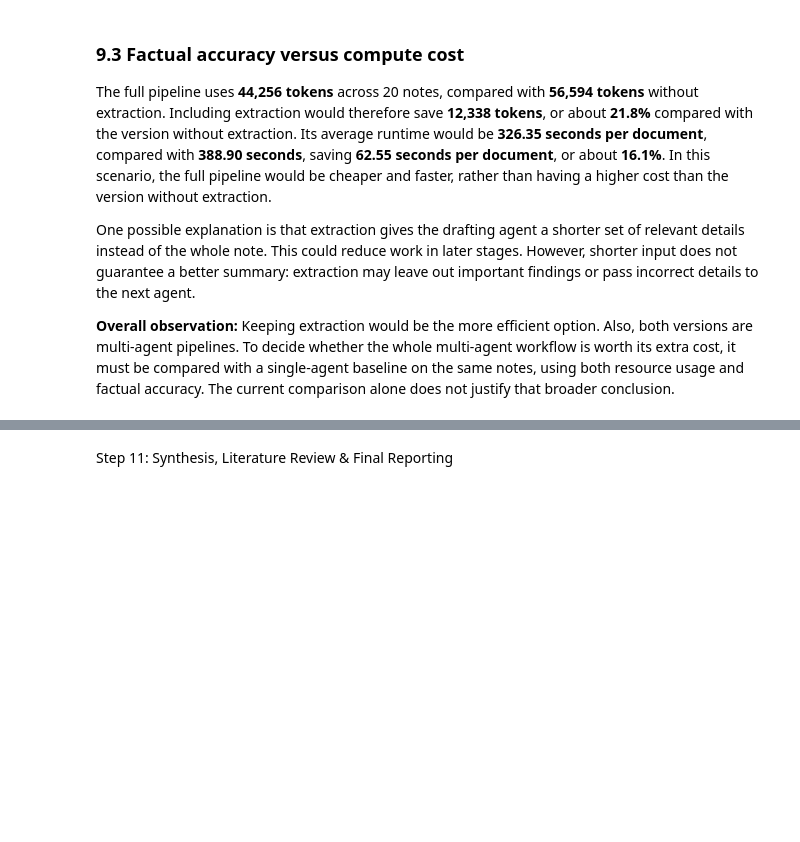
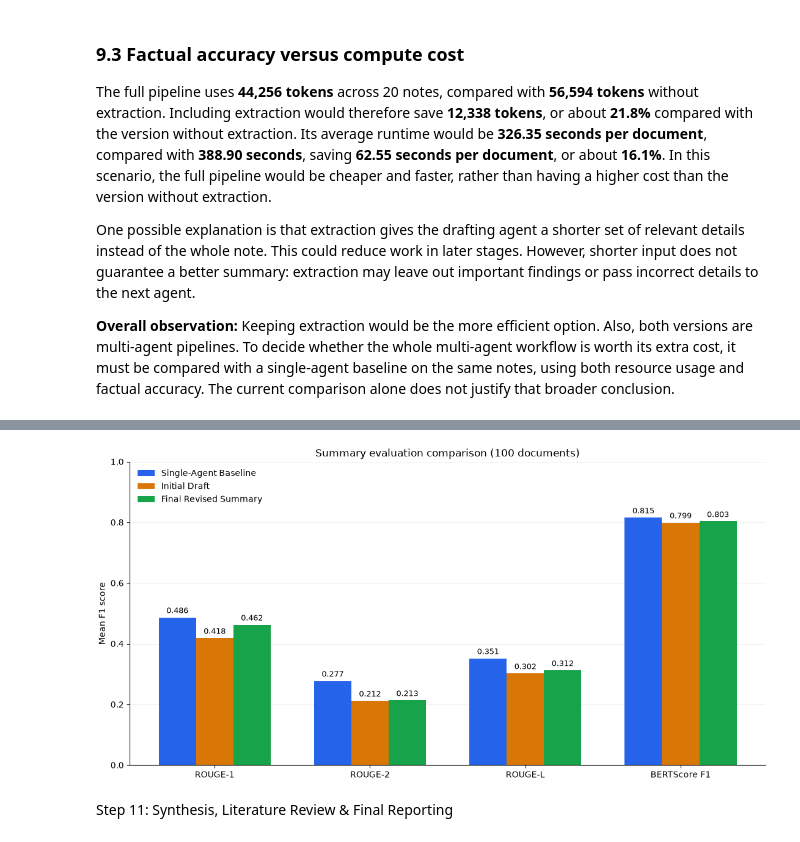
Before and after one commit to ymcx/nlp-project, a Jupyter notebook: main.ipynb, the cells around one changed output, grey strips where cells are left out. Saved outputs shown, nothing was run; the diff lists cells and outputs as text; code cells hidden in the pictures; blank space fills up the shorter version.

```diff
--- a/main.ipynb
+++ b/main.ipynb
@@ -1085,2 +1093,46 @@ Step 10: Results Visualization (Charts & Figures)
+# %%
+import matplotlib.pyplot as plt
+
+
+def step10_plot_metric_comparison(aggregate):
+    variants = ["baseline", "draft", "revised"]
+    metrics = ["rouge1", "rouge2", "rougeL", "bertscore_f1"]
+    labels = ["Single-Agent Baseline", "Initial Draft", "Final Revised Summary"]
+    scores = pd.DataFrame(aggregate)
+    if not {"variant", "case_count", *metrics}.issubset(scores.columns):
+        raise ValueError("Step 7 aggregate scores are missing required fields. Rerun Step 7.")
+    if len(scores) != 3 or set(scores["variant"]) != set(variants):
+        raise ValueError("Expected one aggregate record for each of baseline, draft, and revised.")
+    scores = scores.set_index("variant").loc[variants]
+    values = scores[metrics].apply(pd.to_numeric, errors="raise")
+    if values.isna().any().any() or not values.ge(0).all().all() or not values.le(1).all().all():
+        raise ValueError("Expected finite evaluation scores between zero and one.")
+    counts = pd.to_numeric(scores["case_count"], errors="raise")
+    if counts.isna().any() or counts.nunique() != 1 or (counts <= 0).any() or (counts % 1 != 0).any():
+        raise ValueError("All three variants must cover the same positive number of cases.")
+    fig, ax = plt.subplots(figsize=(11, 5.5), layout="constrained")
+    colors = ["#2563eb", "#d97706", "#16a34a"]
+    width = 0.24
+    for index, (variant, label, color) in enumerate(zip(variants, labels, colors)):
+        positions = [metric + (index - 1) * width for metric in range(len(metrics))]
+        bars = ax.bar(positions, values.loc[variant], width=width, label=label, color=color)
+        ax.bar_label(bars, fmt="%.3f", padding=3, fontsize=9)
+    ax.set_xticks(range(len(metrics)), ["ROUGE-1", "ROUGE-2", "ROUGE-L", "BERTScore F1"])
+    ax.set_ylim(0, 1)
+    ax.set_ylabel("Mean F1 score")
+    ax.set_title(f"Summary evaluation comparison ({int(counts.iloc[0])} documents)")
+    ax.set_axisbelow(True)
+    ax.grid(axis="y", alpha=0.2)
+    ax.spines[["top", "right"]].set_visible(False)
+    ax.legend(loc="upper left", frameon=False)
+    return fig, ax
+
+
+step10_metric_figure, step10_metric_axes = step10_plot_metric_comparison(
+    load_intermediate("step7_aggregate")
+)
+plt.show()
+# %% [output]
+[figure, added]
 # %% [markdown]
 Step 11: Synthesis, Literature Review & Final Reporting
```
Also changed, not shown: parts of 3 cells of this notebook, 1 other file.
